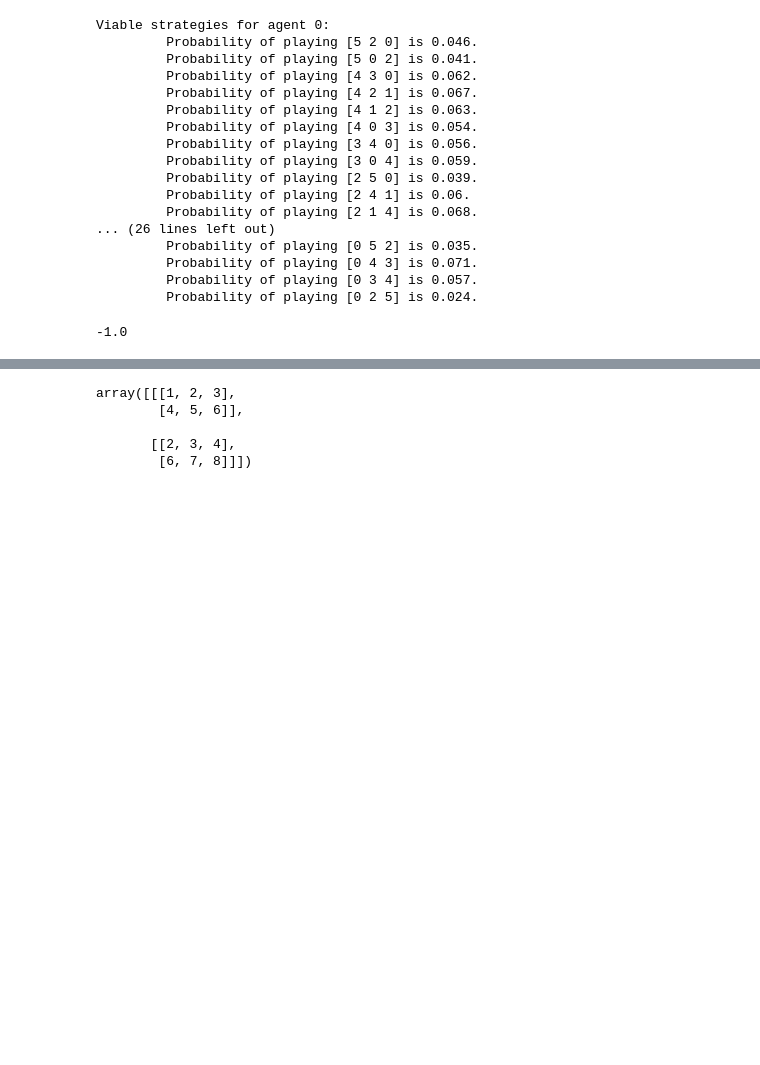
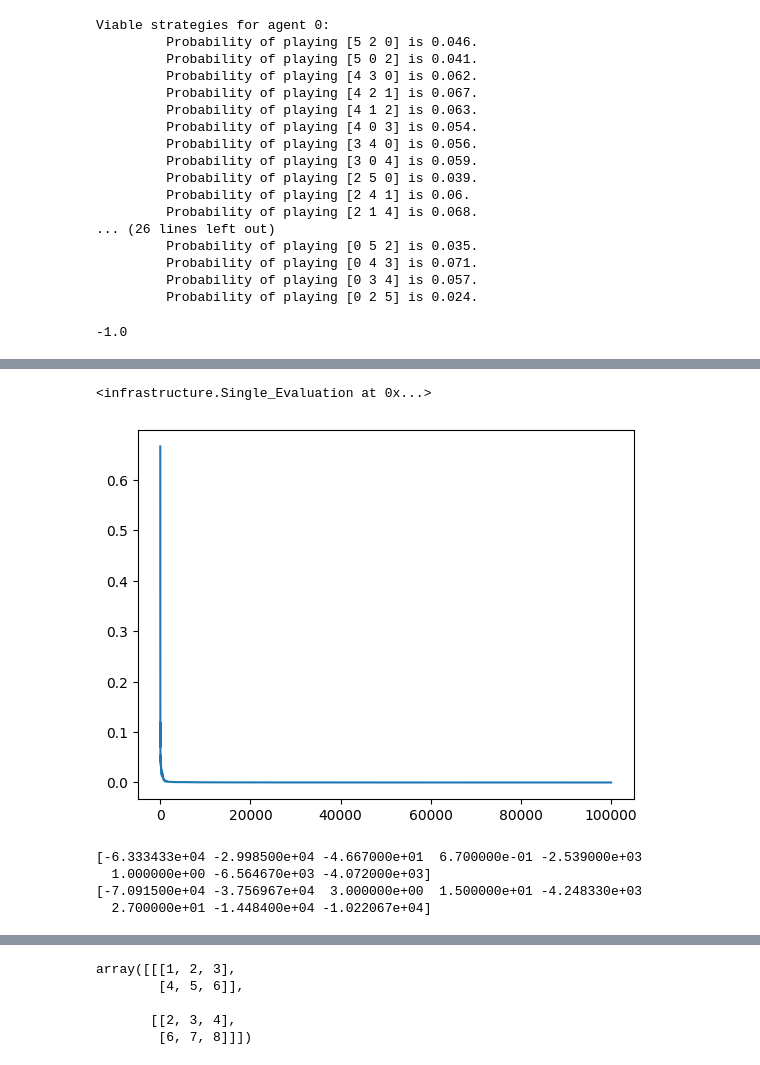
Before and after one commit to justinlau20/Regret-learning, a Jupyter notebook: Blotto.ipynb, the cells around one changed output, grey strips where cells are left out. Saved outputs shown, nothing was run; the diff lists cells and outputs as text; code cells hidden in the pictures; blank space fills up the shorter version.

Commit message:
Before starting swap regret

```diff
--- a/Blotto.ipynb
+++ b/Blotto.ipynb
@@ -51,0 +110,17 @@ average_payoff(A, B)
+# %%
+SE = Single_Evaluation(Collapsed_Blotto(3, (7, 7)), 100000)
+SE
+# %% [output]
+<infrastructure.Single_Evaluation at 0x...>
+# %%
+SE.plot_regrets()
+# %% [output]
+[figure, added]
+# %%
+for a in SE.agents:
+    print(np.round(a.regrets, 2))
+# %% [output]
+[-6.333433e+04 -2.998500e+04 -4.667000e+01  6.700000e-01 -2.539000e+03
+  1.000000e+00 -6.564670e+03 -4.072000e+03]
+[-7.091500e+04 -3.756967e+04  3.000000e+00  1.500000e+01 -4.248330e+03
+  2.700000e+01 -1.448400e+04 -1.022067e+04]
```
Also changed, not shown: parts of 10 cells of this notebook, 1 other file.
